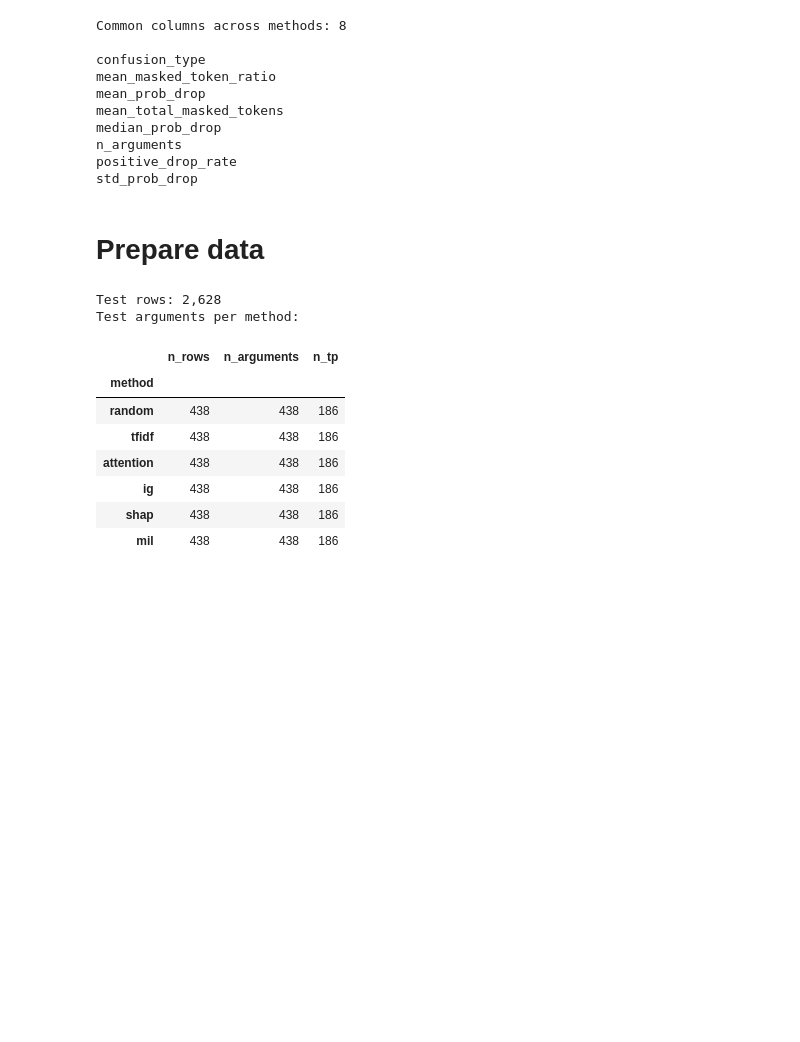
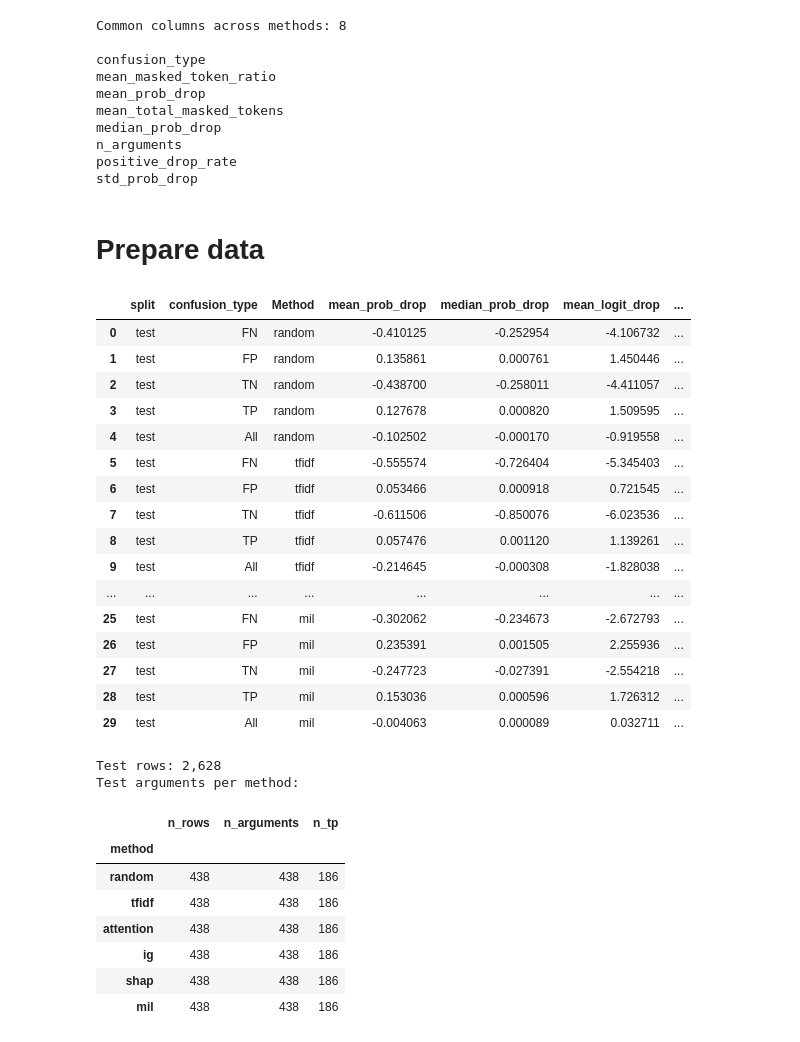
Before and after one commit to Karbs08/Localizing-Inappropriateness-in-Arguments, a Jupyter notebook: evaluation/methods_vs_baselines.ipynb, the cells around one changed output. Saved outputs shown, nothing was run; the diff lists cells and outputs as text; code cells hidden in the pictures; blank space fills up the shorter version.

```diff
--- a/evaluation/methods_vs_baselines.ipynb
+++ b/evaluation/methods_vs_baselines.ipynb
@@ -170,6 +187,98 @@ def save_figure(
         dpi=300,
         bbox_inches="tight",
     )
+# %%
+summary_rows = []
+
+for method, df in argument_dfs.items():
+    df = df.copy()
+
+    # Only use test split
+    df = df[df['split'] == 'test'].copy()
+
+    # Probability drop
+    df['prob_drop'] = (
+        df['p_inappropriate_original']
+        - df['p_inappropriate_masked']
+    )
+
+    # Logit drop
+    df['logit_original'] = df['p_inappropriate_original'].apply(probability_to_logit)
+    df['logit_masked'] = df['p_inappropriate_masked'].apply(probability_to_logit)
+    df['logit_drop'] = df['logit_original'] - df['logit_masked']
+
+    # ------------------------------------------------------------
+    # Per confusion type
+    # ------------------------------------------------------------
+    by_confusion = (
+        df.groupby('confusion_type')
+        .agg(
+            mean_prob_drop=('prob_drop', 'mean'),
+            median_prob_drop=('prob_drop', 'median'),
+            mean_logit_drop=('logit_drop', 'mean'),
+            median_logit_drop=('logit_drop', 'median'),
+        )
+        .reset_index()
+    )
+
+    by_confusion['split'] = 'test'
+    by_confusion['Method'] = method
+
+    # ------------------------------------------------------------
+    # Entire test split, across all confusion types
+    # ------------------------------------------------------------
+    overall = pd.DataFrame([{
+        'split': 'test',
+        'confusion_type': 'All',
+        'Method': method,
+        'mean_prob_drop': df['prob_drop'].mean(),
+        'median_prob_drop': df['prob_drop'].median(),
+        'mean_logit_drop': df['logit_drop'].mean(),
+        'median_logit_drop': df['logit_drop'].median(),
+    }])
+
+    summary_rows.extend([by_confusion, overall])
+
+
+drop_summary_df = pd.concat(summary_rows, ignore_index=True)
+
+# Desired column order
+drop_summary_df = drop_summary_df[
+    [
+        'split',
+        'confusion_type',
+        'Method',
+        'mean_prob_drop',
+        'median_prob_drop',
+        'mean_logit_drop',
+        'median_logit_drop',
+    ]
+]
+
+drop_summary_df.to_csv(
+    TABLE_DIR / "logit_drop_summary.csv",
+    index=False,
+)
+
+drop_summary_df
+# %% [output]
+|  | split | confusion_type | Method | mean_prob_drop | median_prob_drop | mean_logit_drop | ... |
+| 0 | test | FN | random | -0.410125 | -0.252954 | -4.106732 | ... |
+| 1 | test | FP | random | 0.135861 | 0.000761 | 1.450446 | ... |
+| 2 | test | TN | random | -0.438700 | -0.258011 | -4.411057 | ... |
+| 3 | test | TP | random | 0.127678 | 0.000820 | 1.509595 | ... |
+| 4 | test | All | random | -0.102502 | -0.000170 | -0.919558 | ... |
+| 5 | test | FN | tfidf | -0.555574 | -0.726404 | -5.345403 | ... |
+| 6 | test | FP | tfidf | 0.053466 | 0.000918 | 0.721545 | ... |
+| 7 | test | TN | tfidf | -0.611506 | -0.850076 | -6.023536 | ... |
+| 8 | test | TP | tfidf | 0.057476 | 0.001120 | 1.139261 | ... |
+| 9 | test | All | tfidf | -0.214645 | -0.000308 | -1.828038 | ... |
+| ... | ... | ... | ... | ... | ... | ... | ... |
+| 25 | test | FN | mil | -0.302062 | -0.234673 | -2.672793 | ... |
+| 26 | test | FP | mil | 0.235391 | 0.001505 | 2.255936 | ... |
+| 27 | test | TN | mil | -0.247723 | -0.027391 | -2.554218 | ... |
+| 28 | test | TP | mil | 0.153036 | 0.000596 | 1.726312 | ... |
+| 29 | test | All | mil | -0.004063 | 0.000089 | 0.032711 | ... |
 # %%
 test_argument_frames = []
 
```
Also changed, not shown: parts of 1 cell of this notebook, 7 other files.
